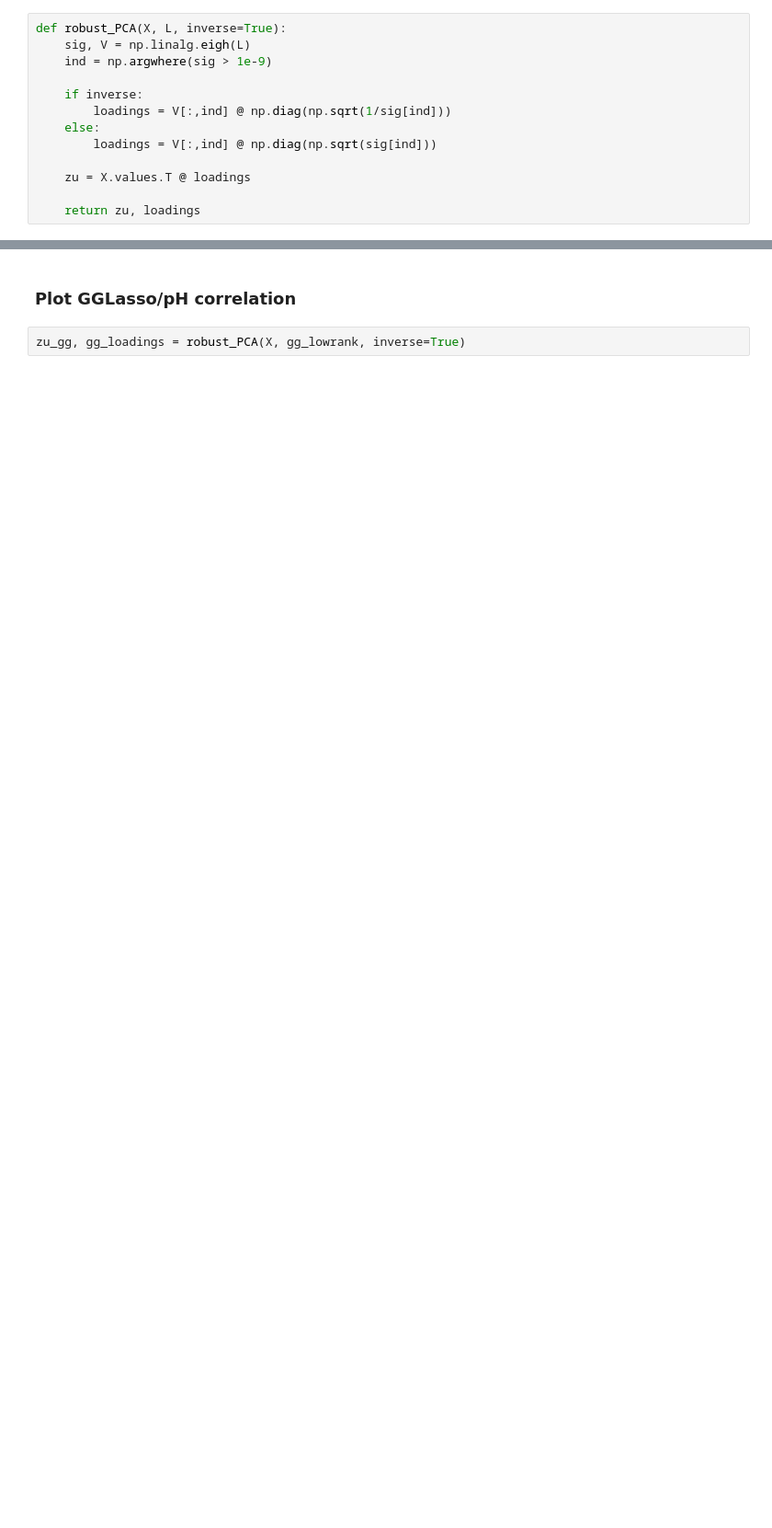
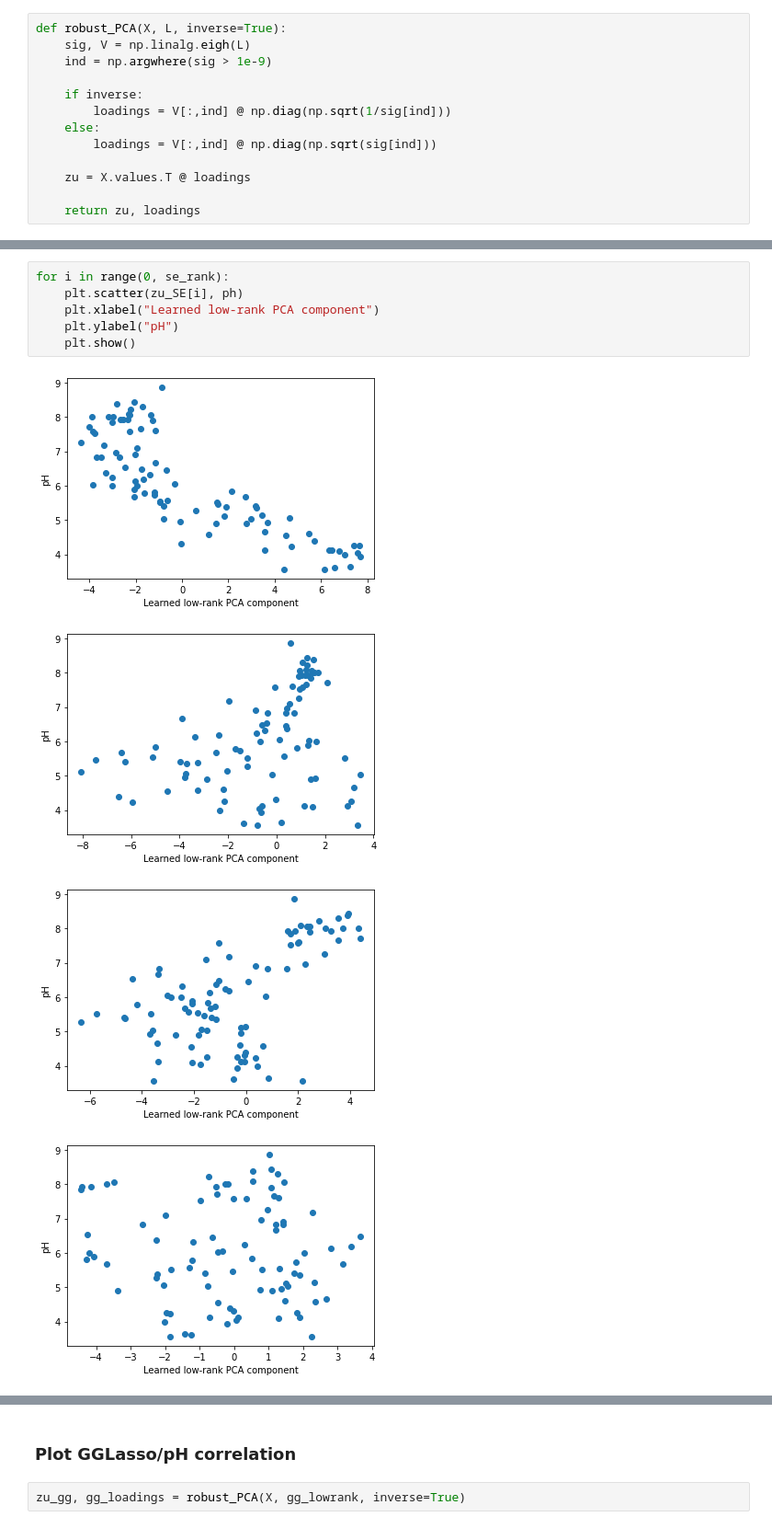
Before and after one commit to fabian-sp/GGLasso, a Jupyter notebook: examples/soil/ph_soil_example.ipynb, the cells around one changed output, grey strips where cells are left out. Shown at 92% size. Cells and saved outputs as stored; diff of their text form; blank space fills up the shorter version.

```diff
--- a/examples/soil/ph_soil_example.ipynb
+++ b/examples/soil/ph_soil_example.ipynb
@@ -169,0 +328,11 @@ def robust_PCA(X, L, inverse=True):
+# %%
+for i in range(0, se_rank):
+    plt.scatter(zu_SE[i], ph)
+    plt.xlabel("Learned low-rank PCA component")
+    plt.ylabel("pH")
+    plt.show()
+# %% [output]
+[figure, added]
+[figure, added]
+[figure, added]
+[figure, added]
```
Also changed, not shown: parts of 55 cells of this notebook, 3 other files.
